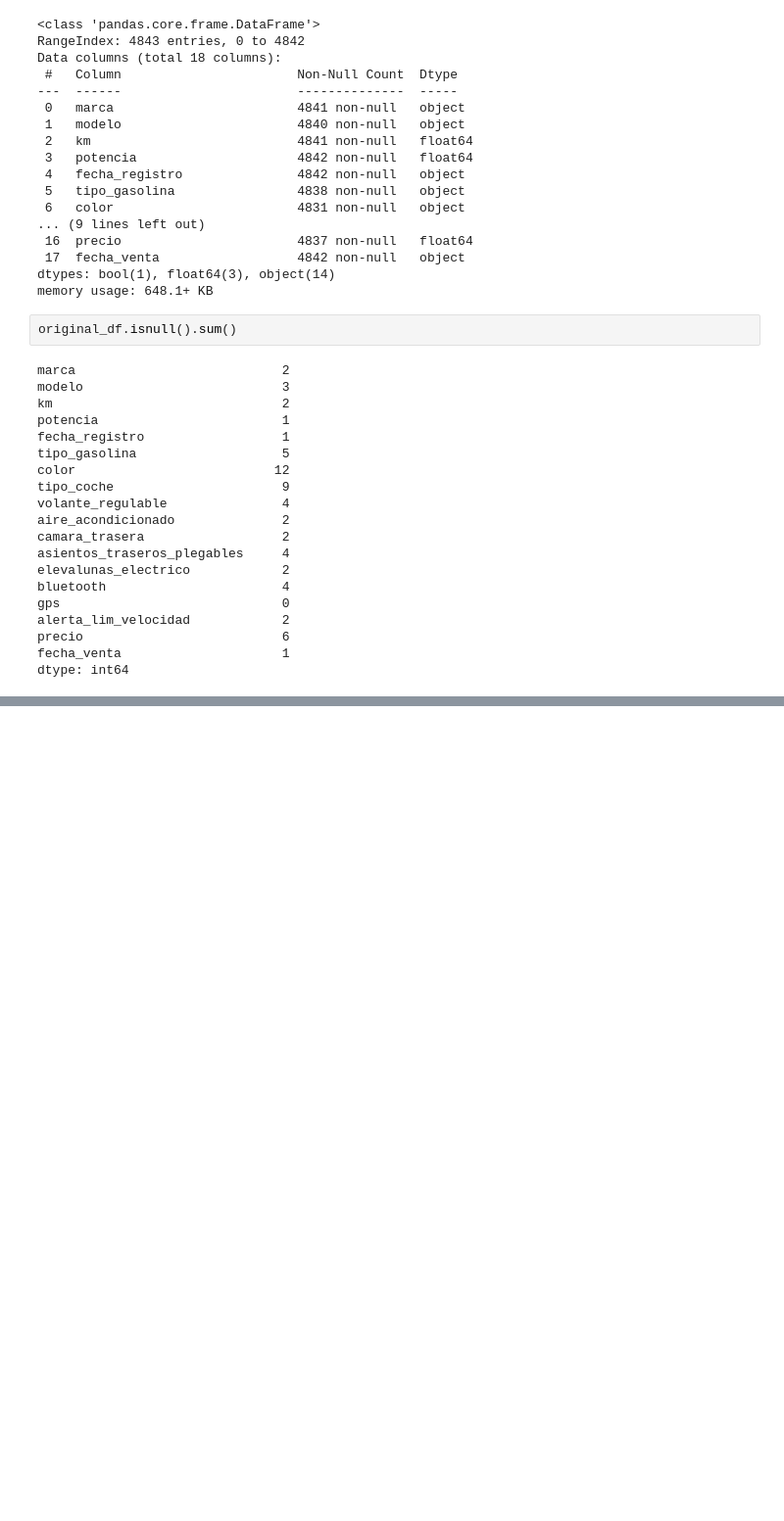
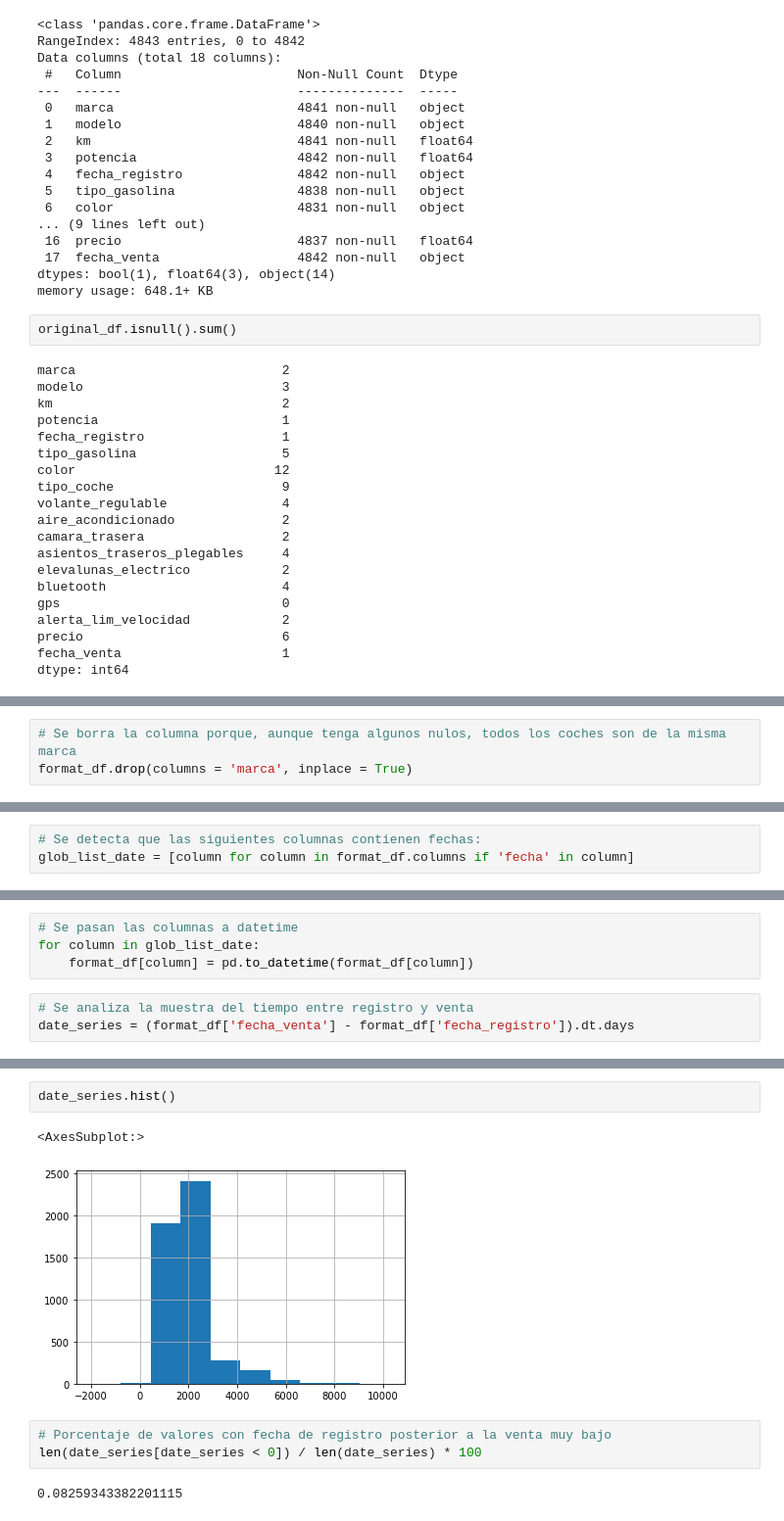
Before and after one commit to Rodrixx05/bmw-pricing, a Jupyter notebook: bmw_pricing_project.ipynb, the cells around one changed output, grey strips where cells are left out. Shown at 98% size. Cells and saved outputs as stored; diff of their text form; blank space fills up the shorter version.

Commit message:
Se tratan las variables de fecha

```diff
--- a/bmw_pricing_project.ipynb
+++ b/bmw_pricing_project.ipynb
@@ -60,0 +79,3 @@ dtype: int64
+# %%
+# Se borra la columna porque, aunque tenga algunos nulos, todos los coches son de la misma marca
+format_df.drop(columns = 'marca', inplace = True)
@@ -60,0 +84,3 @@ dtype: int64
+# %%
+# Se detecta que las siguientes columnas contienen fechas:
+glob_list_date = [column for column in format_df.columns if 'fecha' in column]
@@ -60,0 +106,7 @@ dtype: int64
+# %%
+# Se pasan las columnas a datetime
+for column in glob_list_date:
+    format_df[column] = pd.to_datetime(format_df[column])
+# %%
+# Se analiza la muestra del tiempo entre registro y venta
+date_series = (format_df['fecha_venta'] - format_df['fecha_registro']).dt.days
@@ -60,0 +126,10 @@ dtype: int64
+# %%
+date_series.hist()
+# %% [output]
+<AxesSubplot:>
+[figure, added]
+# %%
+# Porcentaje de valores con fecha de registro posterior a la venta muy bajo
+len(date_series[date_series < 0]) / len(date_series) * 100
+# %% [output]
+0.08259343382201115
```
Also changed, not shown: parts of 25 cells of this notebook.
